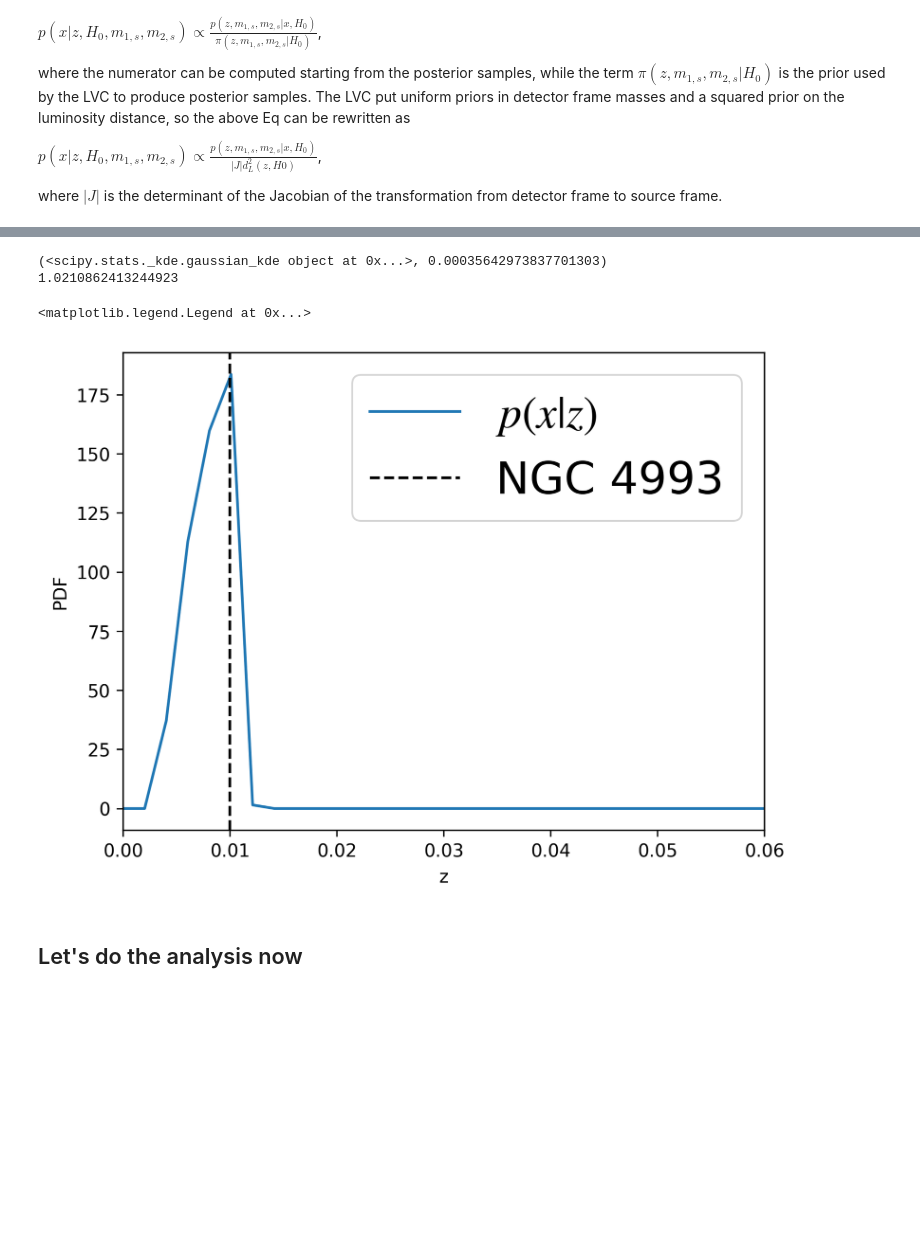
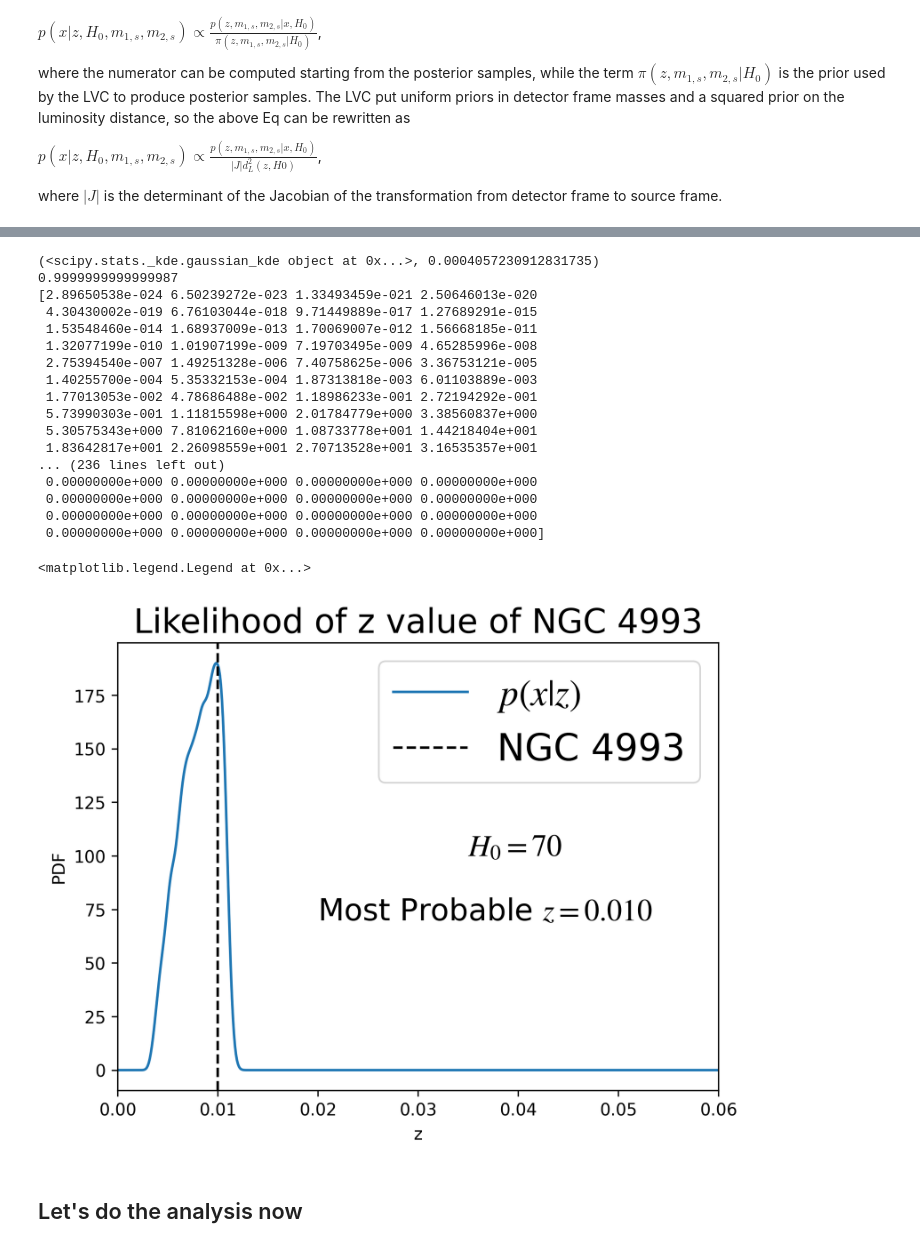
Before and after one commit to joon-young-lee/gdr_gwcosmo_tutorial_2020, a Jupyter notebook: notebooks/Tutorial.ipynb, the cells around one changed output, grey strips where cells are left out. Saved outputs shown, nothing was run; the diff lists cells and outputs as text; code cells hidden in the pictures; blank space fills up the shorter version.

```diff
--- a/notebooks/Tutorial.ipynb
+++ b/notebooks/Tutorial.ipynb
@@ -241,19 +243,41 @@ _ = corner.corner(to_plot,labels=[r'$z$ [Mpc]', r'$m_{1,s} [M_\odot]$ ',r'$m_{2,
 # %%
-z_likelihood = GW170817.marginalized_redshift_reweight(70, 'BNS')[0]
-print(GW170817.marginalized_redshift_reweight(70, 'BNS'))
+H0 = 70
+z_likelihood = GW170817.marginalized_redshift_reweight(H0, 'BNS')[0]
+# z_likelihood = GW170817.marginalized_redshift(H0)[0]
+print(GW170817.marginalized_redshift_reweight(80, 'BNS'))
 norm = np.trapz(z_likelihood(z_array), z_array)
 print(norm)
+print(z_likelihood(z_array))
 plt.plot(z_array, z_likelihood(z_array)/norm,label=r'$p(x|z)$')
+plt.title('Likelihood of z value of NGC 4993', fontsize=20)
 plt.xlabel('z')
 plt.ylabel('PDF')
-plt.axvline(0.01,ls='--',c='k',label='NGC 4993')
+plt.axvline(0.01,ls='--',c='k',label='NGC 4993') # + '\n' + r'$H_0 = 70$')
 plt.xlim(0.000, 0.060)
-plt.legend(fontsize=25)
+plt.text(0.035, 100, rf'$H_0 = {H0}$', fontsize=18)
+plt.text(0.020, 70, rf'Most Probable $z = {z_array[np.argmax(z_likelihood(z_array))]:.3f}$', fontsize=18)
+plt.savefig('../../../../Desktop/Senior/cosmology/Term Project/z_likelihood.png')
+plt.legend(fontsize=22)
 # %% [output]
-(<scipy.stats._kde.gaussian_kde object at 0x...>, 0.00035642973837701303)
-1.0210862413244923
+(<scipy.stats._kde.gaussian_kde object at 0x...>, 0.0004057230912831735)
+0.9999999999999987
+[2.89650538e-024 6.50239272e-023 1.33493459e-021 2.50646013e-020
+ 4.30430002e-019 6.76103044e-018 9.71449889e-017 1.27689291e-015
+ 1.53548460e-014 1.68937009e-013 1.70069007e-012 1.56668185e-011
+ 1.32077199e-010 1.01907199e-009 7.19703495e-009 4.65285996e-008
+ 2.75394540e-007 1.49251328e-006 7.40758625e-006 3.36753121e-005
+ 1.40255700e-004 5.35332153e-004 1.87313818e-003 6.01103889e-003
+ 1.77013053e-002 4.78686488e-002 1.18986233e-001 2.72194292e-001
+ 5.73990303e-001 1.11815598e+000 2.01784779e+000 3.38560837e+000
+ 5.30575343e+000 7.81062160e+000 1.08733778e+001 1.44218404e+001
+ 1.83642817e+001 2.26098559e+001 2.70713528e+001 3.16535357e+001
+... (236 lines left out)
+ 0.00000000e+000 0.00000000e+000 0.00000000e+000 0.00000000e+000
+ 0.00000000e+000 0.00000000e+000 0.00000000e+000 0.00000000e+000
+ 0.00000000e+000 0.00000000e+000 0.00000000e+000 0.00000000e+000
+ 0.00000000e+000 0.00000000e+000 0.00000000e+000 0.00000000e+000]
 <matplotlib.legend.Legend at 0x...>
-[figure, old version]
+[figure, new version]
 # %% [markdown]
 ## Let's do the analysis now
 # %%
```
Also changed, not shown: parts of 11 cells of this notebook, 1 other file.
